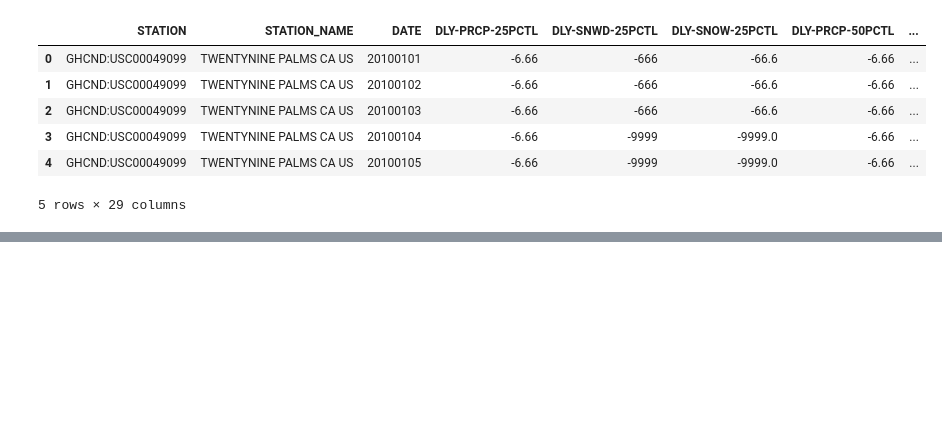
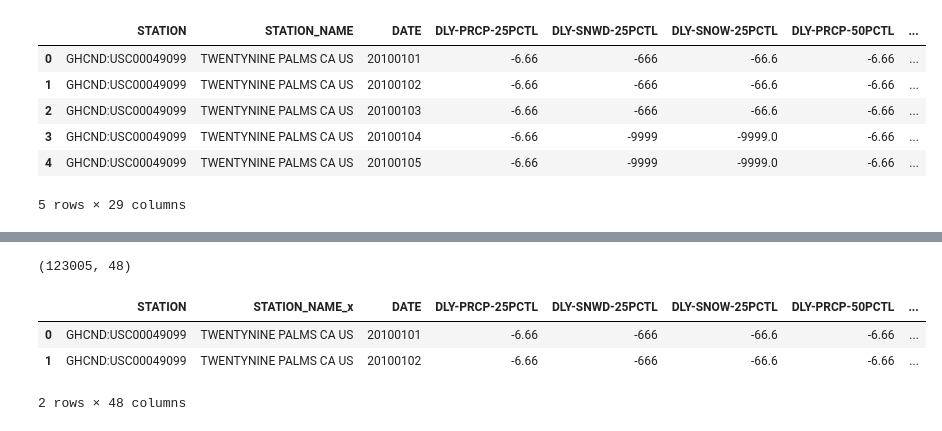
Before and after one commit to sbs24013/CCT, a Jupyter notebook: Data Preparation & Visualisation/melt_pivot_join.ipynb, the cells around one changed output, grey strips where cells are left out. Cells and saved outputs as stored; diff of their text form; code cells hidden in the pictures; blank space fills up the shorter version.

```diff
--- a/Data Preparation & Visualisation/melt_pivot_join.ipynb
+++ b/Data Preparation & Visualisation/melt_pivot_join.ipynb
@@ -248,0 +341,13 @@ climate_precip.head()
+# %%
+inner_merge_total = pd.merge(climate_precip, climate_temp, on=["STATION", "DATE"])
+# %%
+inner_merge_total.shape
+# %% [output]
+(123005, 48)
+# %%
+inner_merge_total.head(2)
+# %% [output]
+|  | STATION | STATION_NAME_x | DATE | DLY-PRCP-25PCTL | DLY-SNWD-25PCTL | DLY-SNOW-25PCTL | DLY-PRCP-50PCTL | ... |
+| 0 | GHCND:USC00049099 | TWENTYNINE PALMS CA US | 20100101 | -6.66 | -666 | -66.6 | -6.66 | ... |
+| 1 | GHCND:USC00049099 | TWENTYNINE PALMS CA US | 20100102 | -6.66 | -666 | -66.6 | -6.66 | ... |
+2 rows × 48 columns
```
Also changed, not shown: parts of 22 cells of this notebook.
